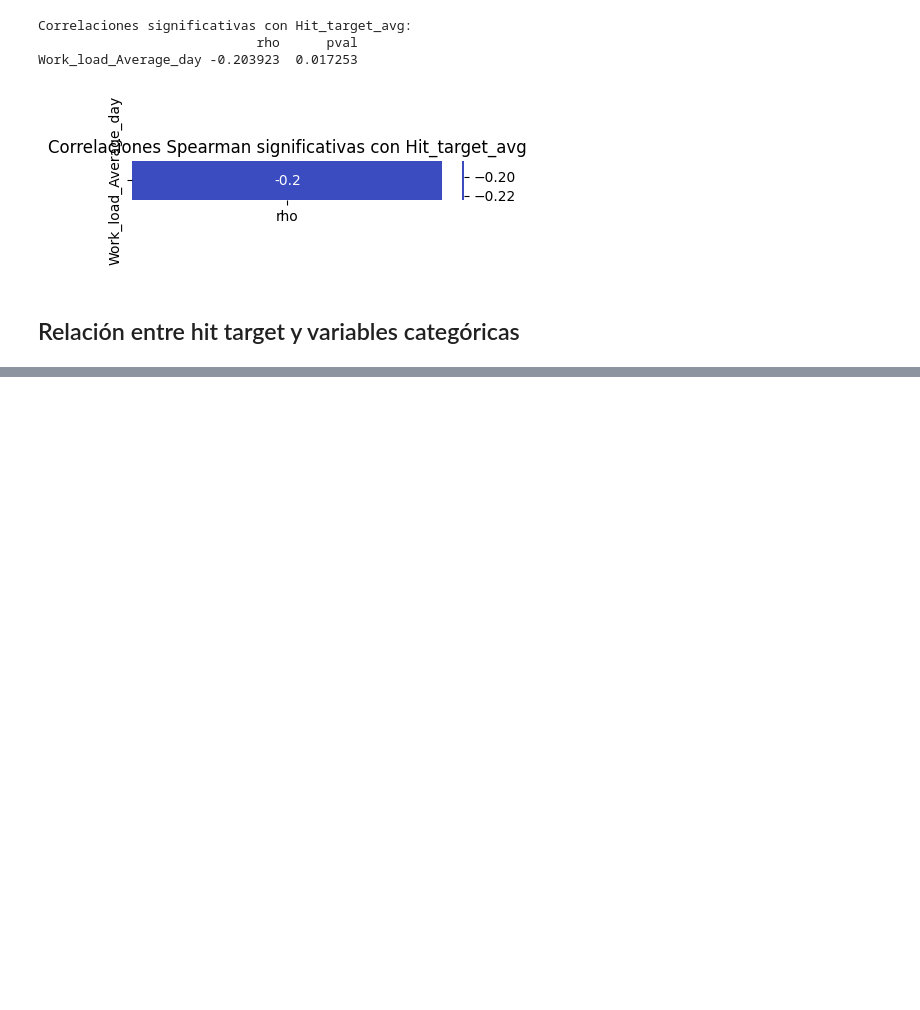
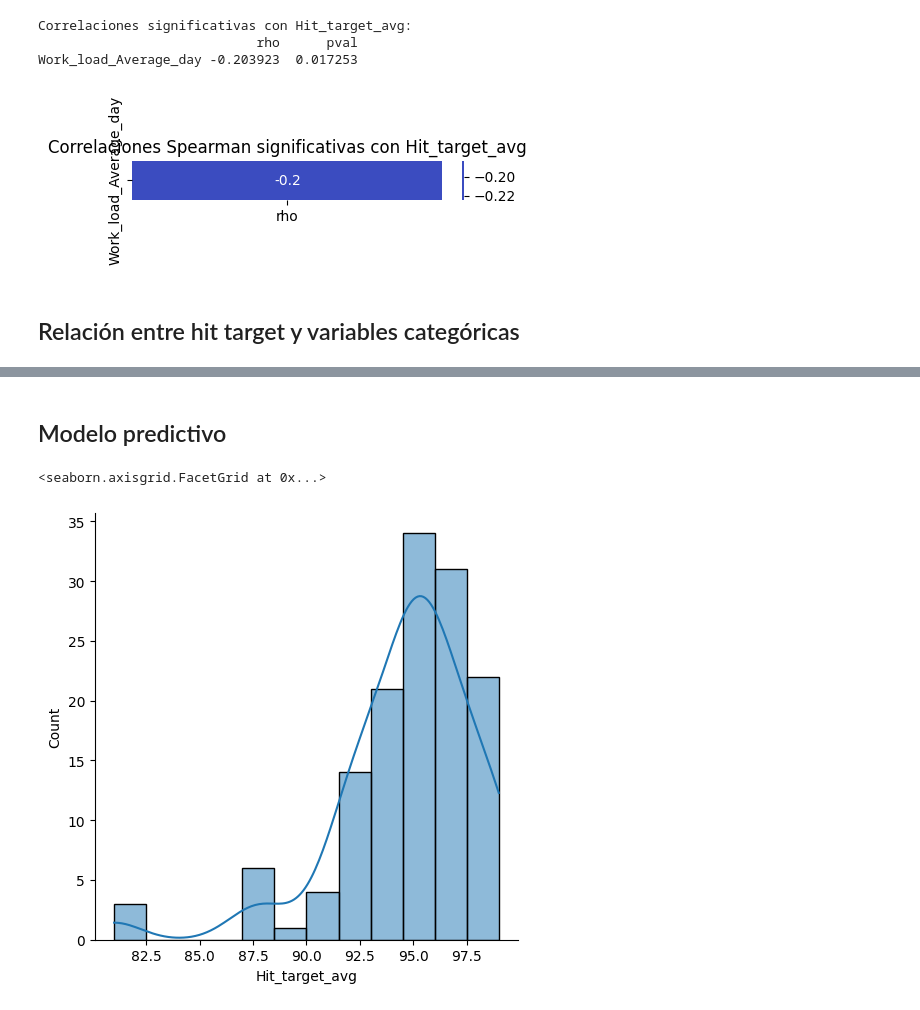
Before and after one commit to ITACADEMYprojectes/ProjecteData, a Jupyter notebook: Equip_15/Scripts/Analisis_Perfil_y_desempeno_220925.ipynb, the cells around one changed output, grey strips where cells are left out. Saved outputs shown, nothing was run; the diff lists cells and outputs as text; code cells hidden in the pictures; blank space fills up the shorter version.

```diff
--- a/Equip_15/Scripts/Analisis_Perfil_y_desempeno_220925.ipynb
+++ b/Equip_15/Scripts/Analisis_Perfil_y_desempeno_220925.ipynb
@@ -109,0 +148,7 @@ Work_load_Average_day -0.203923  0.017253
+# %% [markdown]
+## Modelo predictivo
+# %%
+sns.displot(data=df["Hit_target_avg"], kde=True )
+# %% [output]
+<seaborn.axisgrid.FacetGrid at 0x...>
+[figure, added]
```
Also changed, not shown: parts of 10 cells of this notebook.
